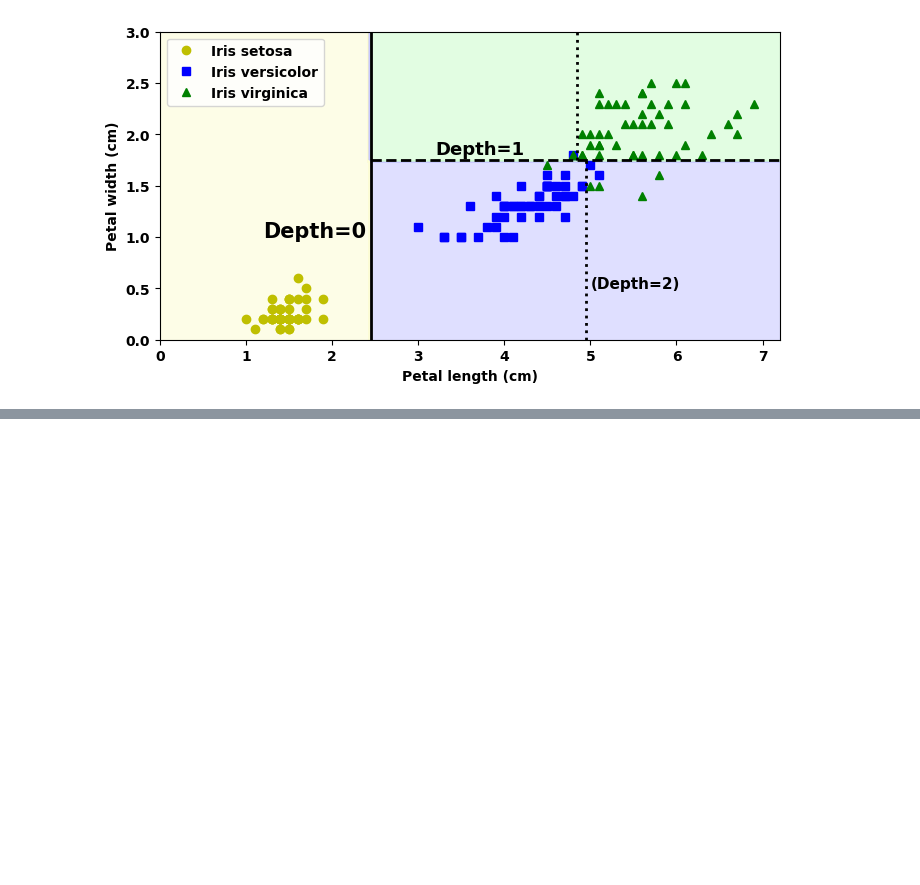
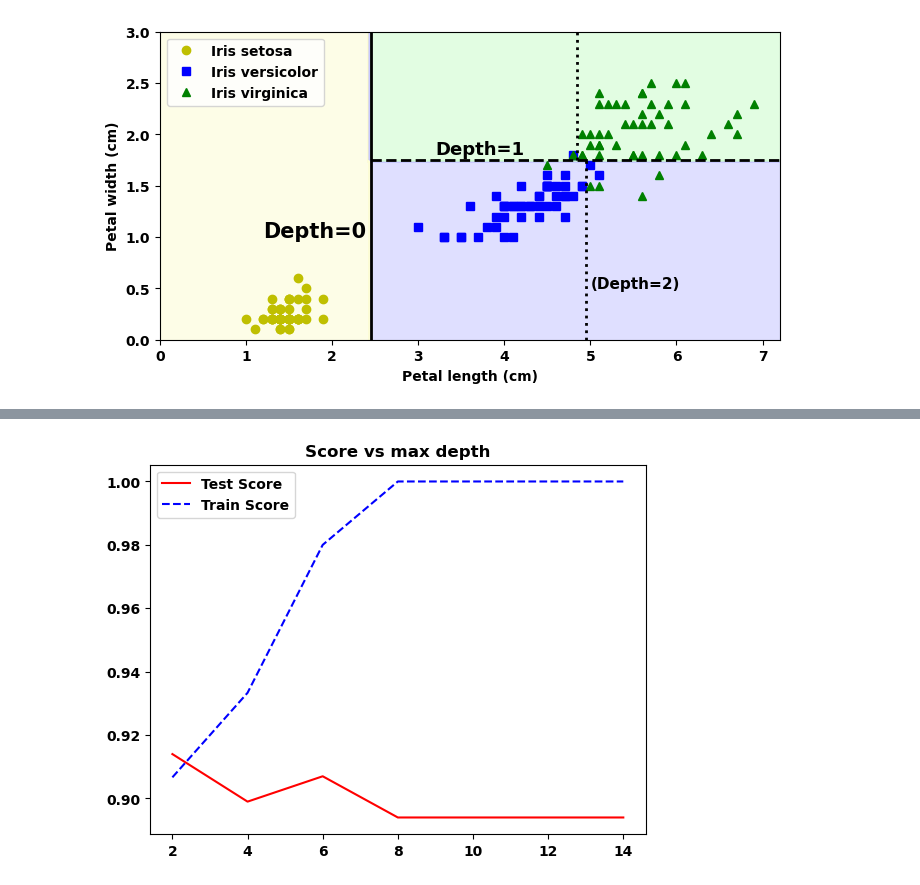
Before and after one commit to sayedgamal99/Data-Science, a Jupyter notebook: Educational/Hands-On-Machine-Learning/CH6 Decision Trees/notebook.ipynb, the cells around one changed output, grey strips where cells are left out. Saved outputs shown, nothing was run; the diff lists cells and outputs as text; code cells hidden in the pictures; blank space fills up the shorter version.

```diff
--- a/Educational/Hands-On-Machine-Learning/CH6 Decision Trees/notebook.ipynb
+++ b/Educational/Hands-On-Machine-Learning/CH6 Decision Trees/notebook.ipynb
@@ -126,0 +173,15 @@ plt.show()
+# %%
+train_scores, scores, nn = [], [], 16
+for n in range(2, nn, 2):
+    tree3 = DecisionTreeClassifier(max_depth=n, random_state=32)
+    tree3.fit(X, y)
+    scores.append(tree3.score(X_test, y_test))
+    train_scores.append(tree3.score(X, y))
+
+plt.plot(range(2, nn, 2), scores, 'r-', label='Test Score')
+plt.plot(range(2, nn, 2), train_scores, 'b--', label='Train Score')
+plt.legend()
+plt.title('Score vs max depth')
+plt.show()
+# %% [output]
+[figure, added]
```
Also changed, not shown: parts of 25 cells of this notebook.
